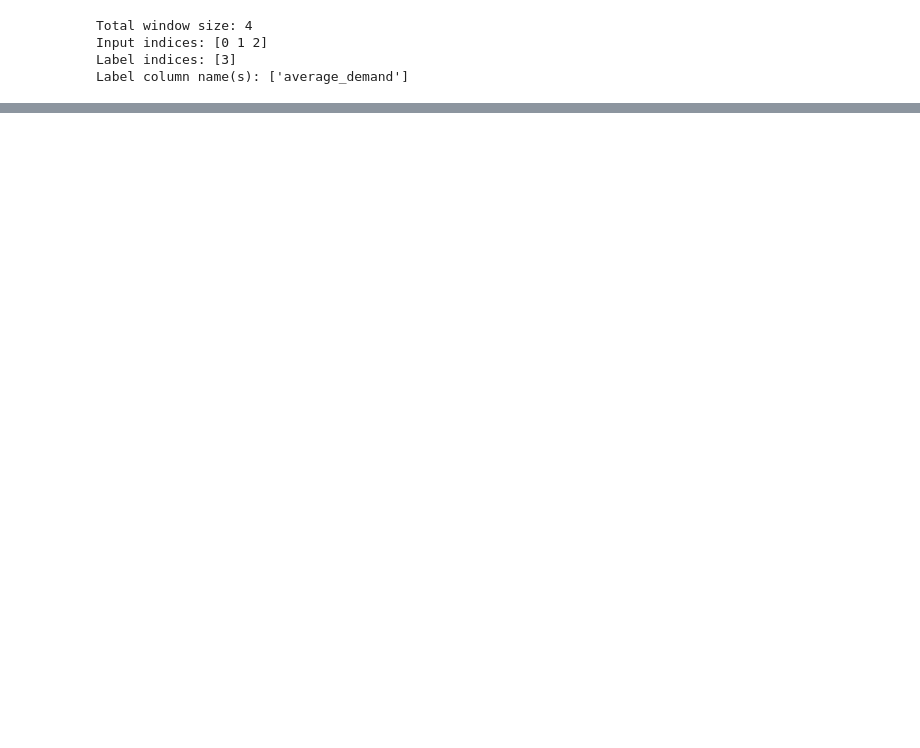
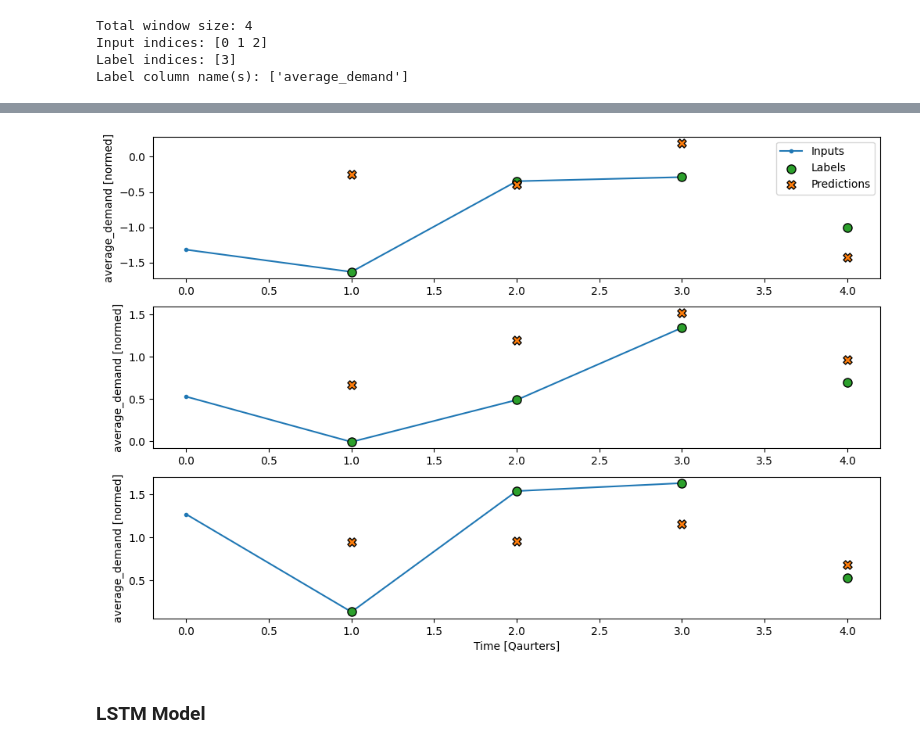
Before and after one commit to Hrithik2212/Forecast-Power, a Jupyter notebook: 01_Starter_Notebook.ipynb, the cells around one changed output, grey strips where cells are left out. Cells and saved outputs as stored; diff of their text form; code cells hidden in the pictures; blank space fills up the shorter version.

```diff
--- a/01_Starter_Notebook.ipynb
+++ b/01_Starter_Notebook.ipynb
@@ -490,0 +542,6 @@ Text(0.5, 1.0, 'Given 3  qaurters of inputs, predict 1 hour into the future.')
+# %%
+wide_window = WindowGenerator(
+    input_width=4, label_width=4, shift=1,
+    label_columns=['average_demand'])
+
+wide_window
@@ -490,0 +553,7 @@ Text(0.5, 1.0, 'Given 3  qaurters of inputs, predict 1 hour into the future.')
+# %%
+rnn_model = tf.keras.models.Sequential([
+    # Shape [batch, time, features] => [batch, time, lstm_units]
+    tf.keras.layers.SimpleRNN(32, return_sequences=True),
+    # Shape => [batch, time, features]
+    tf.keras.layers.Dense(units=1)
+])
@@ -490,0 +589,6 @@ Text(0.5, 1.0, 'Given 3  qaurters of inputs, predict 1 hour into the future.')
+# %%
+wide_window.plot(rnn_model)
+# %% [output]
+[figure, added]
+# %% [markdown]
+### LSTM Model
```
Also changed, not shown: parts of 28 cells of this notebook.
